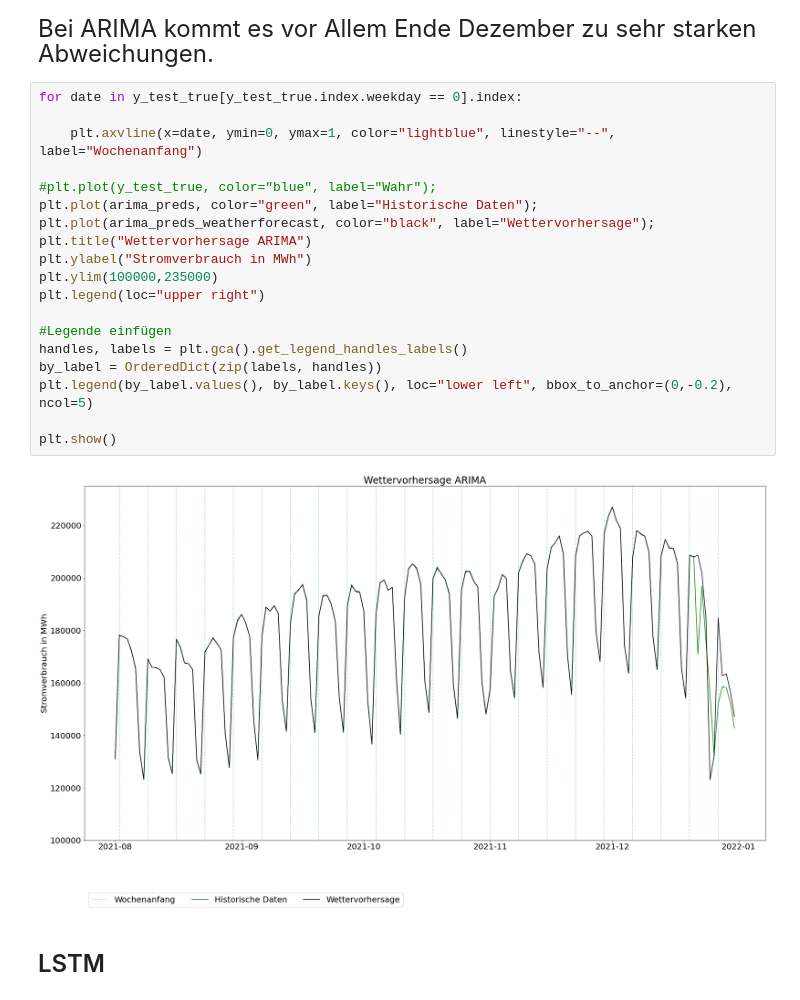
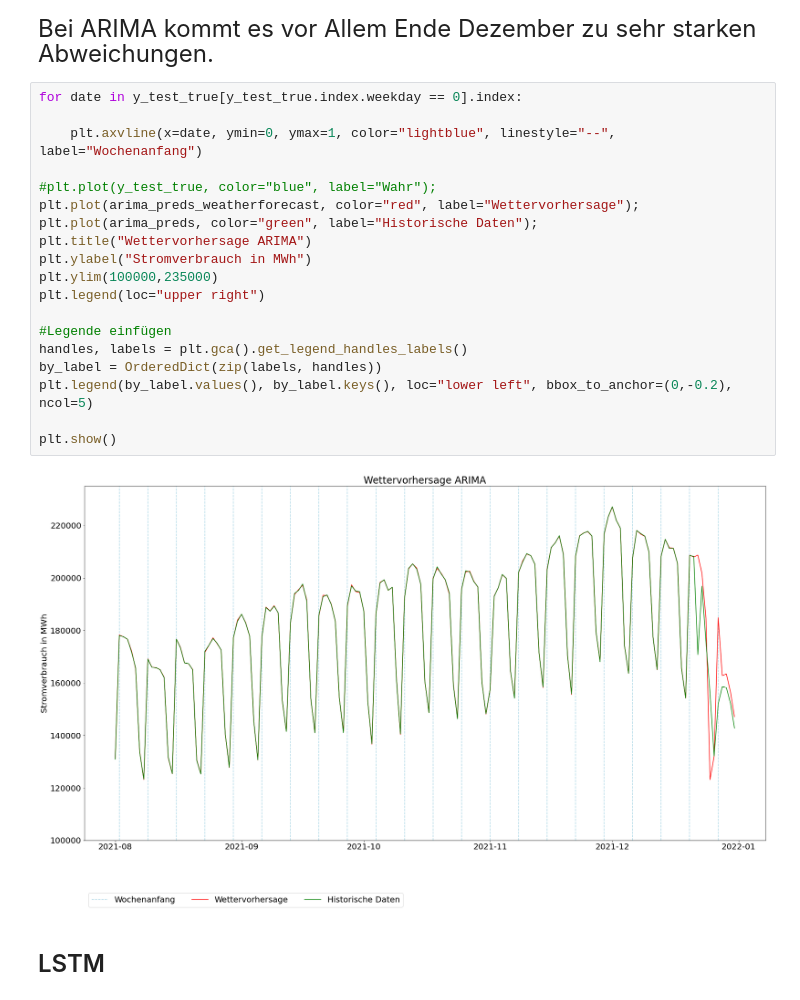
Before and after one commit to ArneDecker/Masterthesis, a Jupyter notebook: 5-Evaluation/02-Test mit Wettervorhersage.ipynb, the cells around one changed output. Drawn from its saved outputs; the diff is of its cells as text.

```diff
--- a/5-Evaluation/02-Test mit Wettervorhersage.ipynb
+++ b/5-Evaluation/02-Test mit Wettervorhersage.ipynb
@@ -272,24 +272,24 @@ Bei ARIMA kommt es vor Allem Ende Dezember zu sehr starken Abweichungen.
 # %%
 for date in y_test_true[y_test_true.index.weekday == 0].index:
 
     plt.axvline(x=date, ymin=0, ymax=1, color="lightblue", linestyle="--", label="Wochenanfang")
 
 #plt.plot(y_test_true, color="blue", label="Wahr");
+plt.plot(arima_preds_weatherforecast, color="red", label="Wettervorhersage");
 plt.plot(arima_preds, color="green", label="Historische Daten");
-plt.plot(arima_preds_weatherforecast, color="black", label="Wettervorhersage");
 plt.title("Wettervorhersage ARIMA")
 plt.ylabel("Stromverbrauch in MWh")
 plt.ylim(100000,235000)
 plt.legend(loc="upper right")
 
 #Legende einfügen
 handles, labels = plt.gca().get_legend_handles_labels()
 by_label = OrderedDict(zip(labels, handles))
 plt.legend(by_label.values(), by_label.keys(), loc="lower left", bbox_to_anchor=(0,-0.2), ncol=5)
 
 plt.show()
 # %% [output]
-[figure, old version]
+[figure, new version]
 # %% [markdown]
 ### <font size="5">LSTM</font><a class="anchor" id="5-02-lstm"></a>
 # %% [markdown]
```
Also changed, not shown: parts of 1 cell of this notebook, 1 other file.
